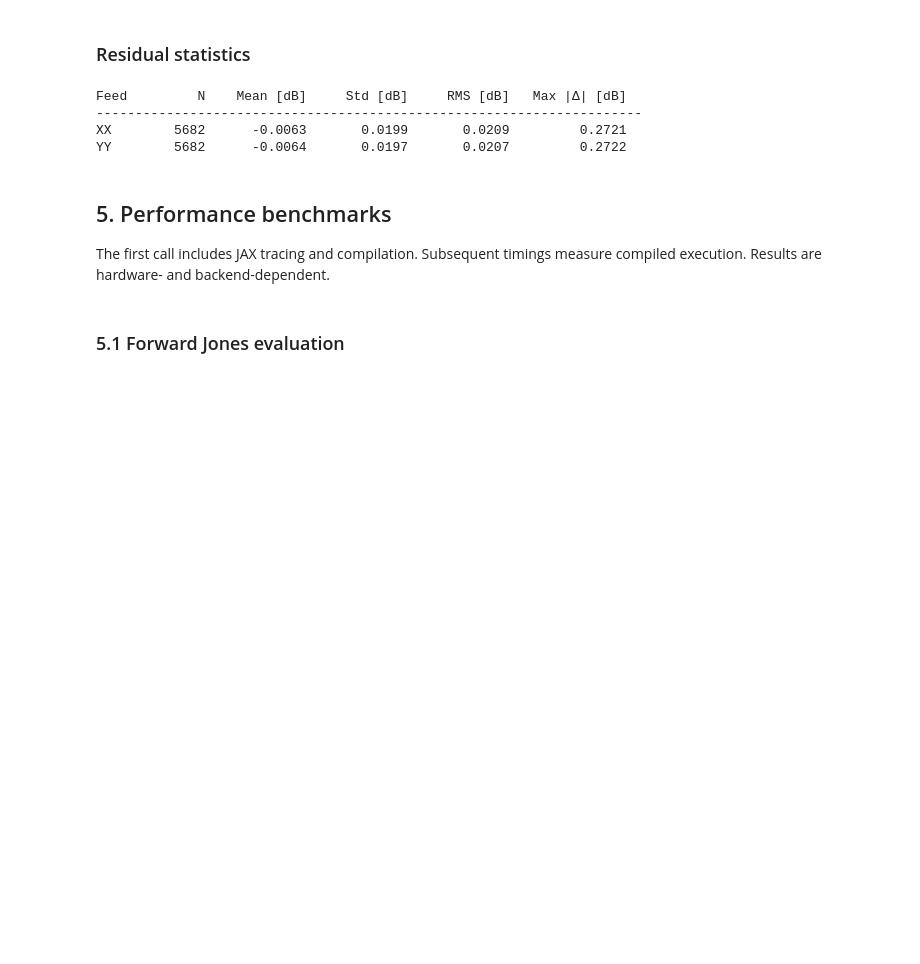
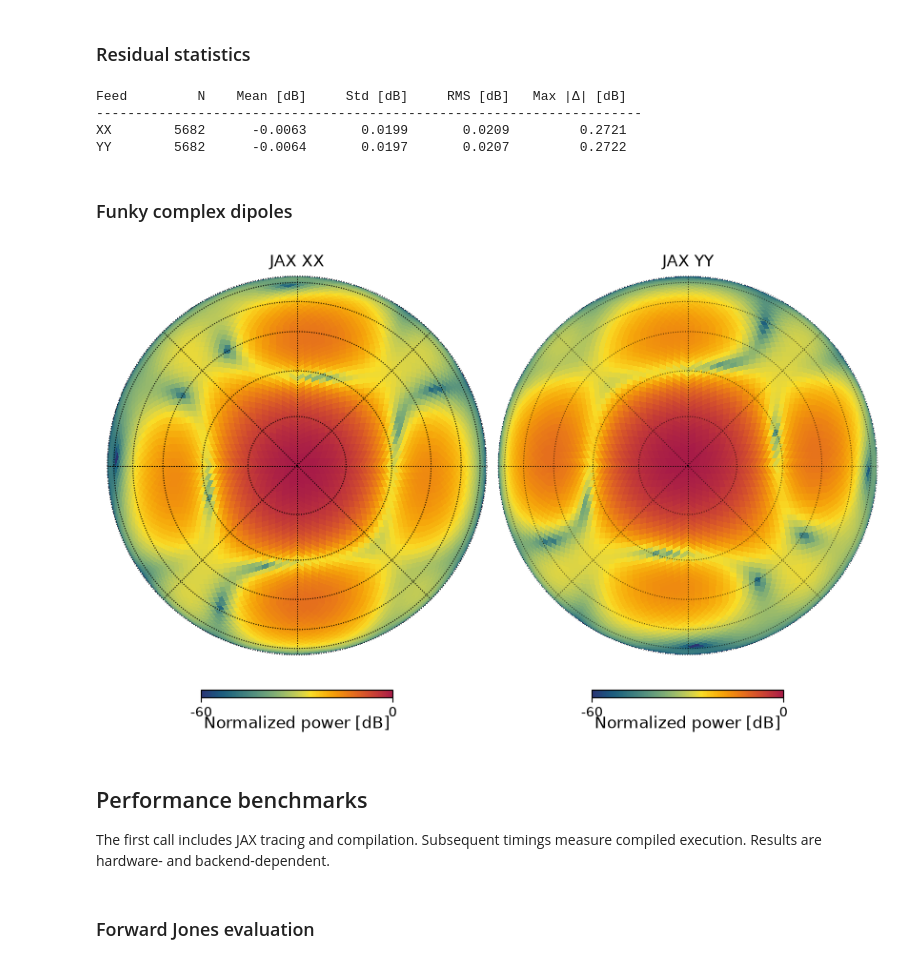
Before and after one commit to amanchokshi/mwa_jaxbeam, a Jupyter notebook: notebooks/aee_137mhz_validation.ipynb, the cells around one changed output. Cells and saved outputs as stored; diff of their text form; code cells hidden in the pictures; blank space fills up the shorter version.

```diff
--- a/notebooks/aee_137mhz_validation.ipynb
+++ b/notebooks/aee_137mhz_validation.ipynb
@@ -319,3 +577,5 @@ Feed         N    Mean [dB]     Std [dB]     RMS [dB]   Max |Δ| [dB]
 ----------------------------------------------------------------------
 XX        5682      -0.0063       0.0199       0.0209         0.2721
 YY        5682      -0.0064       0.0197       0.0207         0.2722
+# %% [markdown]
+### Funky complex dipoles
@@ -322,5 +596,48 @@ YY        5682      -0.0064       0.0197       0.0207         0.2722
+# %%
+jax_power_hpx = np.full((2, npix), np.nan, dtype=float)
+jax_power_hpx[:, visible] = np.asarray(
+    power(
+        az_rad=az_jax_hpx[visible],
+        za_rad=za_hpx[visible],
+        excitations=excitations,
+        normalize=True,
+    )
+)
+
+jax_power_db = power_to_db(jax_power_hpx)
+# %%
+jax_maps = as_healpix_map(jax_power_db)
+pyuv_maps = as_healpix_map(pyuv_power_db)
+residual_maps = as_healpix_map(residual_db)
+
+fig = plt.figure(figsize=(8.2, 7.0))
+
+beam_kwargs = {
+    "rot": (0, 90, -90),
+    "half_sky": True,
+    "flip": "geo",
+    "fig": fig,
+    "min": POWER_FLOOR_DB,
+    "max": 0.0,
+    "unit": "\n\nNormalized power [dB]",
+    "badcolor": "whitesmoke",
+    "cmap": beam_cmap,
+}
+
+for col, feed_name in enumerate(("XX", "YY")):
+    hp.orthview(
+        jax_maps[col],
+        sub=(1, 2, 1 + col),
+        title=f"JAX {feed_name}",
+        **beam_kwargs,
+    )
+    hp.graticule(dpar=15, dmer=45, ls=":", lw=0.7, alpha=0.7)
+
+plt.show()
+# %% [output]
+[figure, added]
 # %% [markdown]
-## 5. Performance benchmarks
+## Performance benchmarks
 
 The first call includes JAX tracing and compilation. Subsequent timings measure
 compiled execution. Results are hardware- and backend-dependent.
@@ -350,7 +667,7 @@ def time_compiled(function, *args, iterations):
 
     return (time.perf_counter() - start) / iterations
 # %% [markdown]
-### 5.1 Forward Jones evaluation
+### Forward Jones evaluation
 # %%
 start = time.perf_counter()
 compiled_result = jones_jit(
```
Also changed, not shown: parts of 20 cells of this notebook.
